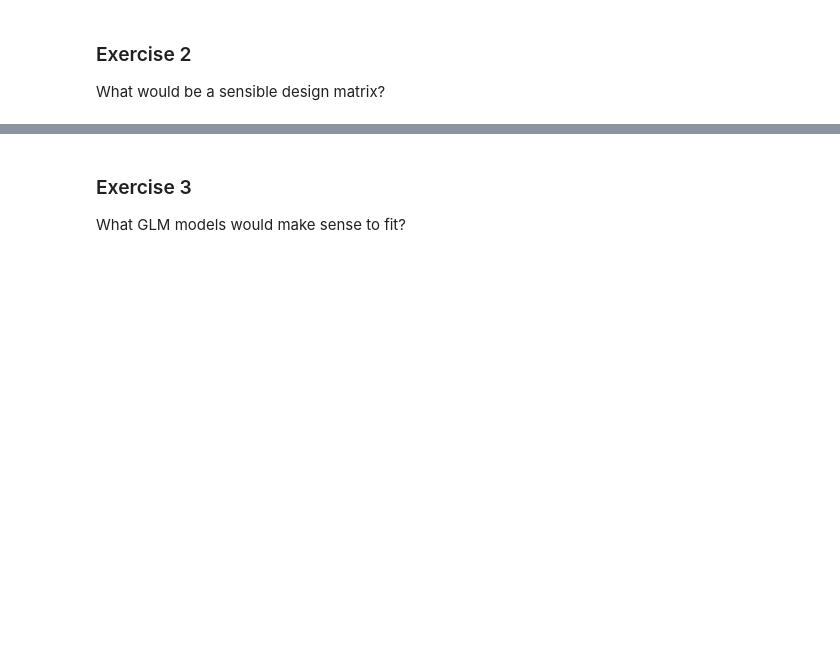
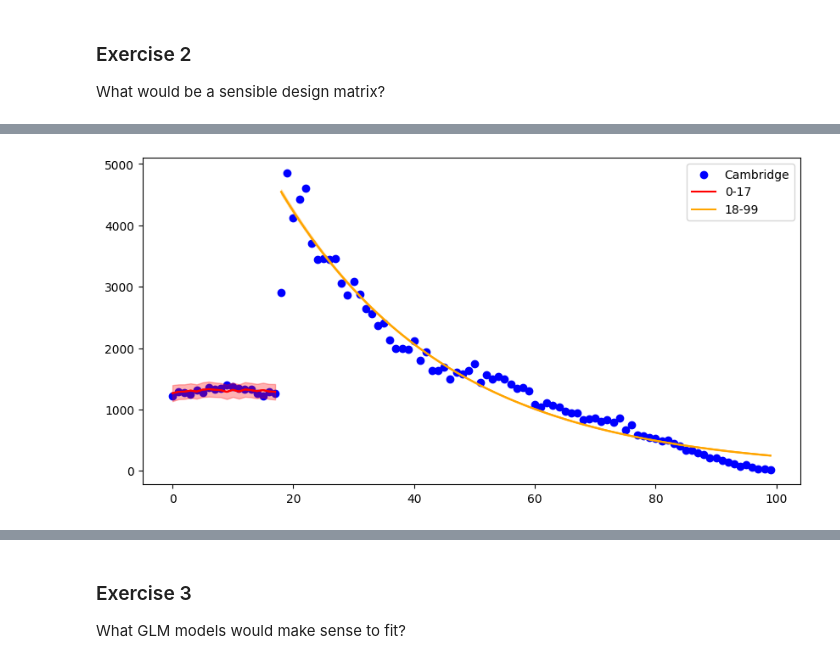
Before and after one commit to Var1377/vl331_ads_2024, a Jupyter notebook: _notebooks/03-address_glm.ipynb, the cells around one changed output, grey strips where cells are left out. Saved outputs shown, nothing was run; the diff lists cells and outputs as text; code cells hidden in the pictures; blank space fills up the shorter version.

```diff
--- a/_notebooks/03-address_glm.ipynb
+++ b/_notebooks/03-address_glm.ipynb
@@ -824,0 +787,83 @@ Write your answer to Exercise 2 here
+# %%
+
+# Cambridge 0-17
+# Add intercept
+design_matrix_cam_0_17 = np.concatenate((np.ones((18, 1)), np.array(x_values[:18]).reshape(-1, 1)), axis=1)
+
+# Add number of potential parents from age_df (internet says average age for giving birth is 31)
+design_matrix_cam_0_17 = np.concatenate((design_matrix_cam_0_17, np.array(age_df.loc['Cambridge'][31:49]).reshape(-1, 1)), axis=1)
+
+
+m_cam_0_17 = sm.OLS(age_df.loc['Cambridge'][:18], design_matrix_cam_0_17)
+results_cam_0_17 = m_cam_0_17.fit()
+
+# Cambridge 18-99
+design_matrix_cam_18_99 = np.concatenate((np.ones((82, 1)), np.array(x_values[18:]).reshape(-1, 1)), axis=1)
+
+m_cam_18_64 = sm.GLM(age_df.loc['Cambridge'][18:], design_matrix_cam_18_99, family=sm.families.Poisson())
+results_cam_18_99 = m_cam_18_64.fit()
+
+
+# plot the results of the cambridge model
+plt.figure(figsize=(10, 5))
+plt.scatter(x_values, age_df.loc['Cambridge'], label='Cambridge', color='blue')
+# Get the prediction intervals
+pred_int_0_17 = results_cam_0_17.get_prediction(design_matrix_cam_0_17).summary_frame(alpha=0.05)
+pred_int_18_99 = results_cam_18_99.get_prediction(design_matrix_cam_18_99).summary_frame(alpha=0.05)
+
+# Plot the predictions with confidence intervals
+plt.plot(x_values[:18], results_cam_0_17.predict(design_matrix_cam_0_17), label='0-17', color='red')
+plt.fill_between(x_values[:18], pred_int_0_17['obs_ci_lower'], pred_int_0_17['obs_ci_upper'], color='red', alpha=0.3)
+
+plt.plot(x_values[18:], results_cam_18_99.predict(design_matrix_cam_18_99), label='18-99', color='orange')
+plt.fill_between(x_values[18:], pred_int_18_99['mean_ci_lower'], pred_int_18_99['mean_ci_upper'], color='orange', alpha=0.3)
+
+# plot the mean
+plt.plot(x_values[:18], results_cam_0_17.predict(design_matrix_cam_0_17), color='red')
+plt.plot(x_values[18:], results_cam_18_99.predict(design_matrix_cam_18_99), color='orange')
+
+plt.legend()
+plt.show()
+
+
+
+# UK 0-74
+design_matrix_uk_0_74 = np.concatenate((np.ones((75, 1)), np.array(x_values[:75]).reshape(-1, 1)), axis=1)
+
+# Add the sin wave for baby boomers. It peaks at (2021 - 1946) = 75 and has a period of 25 years
+design_matrix_uk_0_74 = np.concatenate((design_matrix_uk_0_74, np.sin(2 * np.pi * (np.array(x_values[:75]) - 75) / 25).reshape(-1, 1)), axis=1)
+
+m_uk_0_74 = sm.OLS(age_df.sum(axis=0)[:75], design_matrix_uk_0_74)
+results_uk_0_74 = m_uk_0_74.fit()
+
+# UK 75-99
+design_matrix_uk_75_99 = np.concatenate((np.ones((25, 1)), np.array(x_values[75:]).reshape(-1, 1)), axis=1)
+
+# Add the exponential decay
+design_matrix_uk_75_99 = np.concatenate((design_matrix_uk_75_99, np.exp(-0.03 * np.array(x_values[75:])).reshape(-1, 1)), axis=1)
+
+m_uk_75_99 = sm.GLM(age_df.sum(axis=0)[75:], design_matrix_uk_75_99, family=sm.families.Poisson())
+results_uk_75_99 = m_uk_75_99.fit()
+
+# plot the results of the UK model
+plt.figure(figsize=(10, 5))
+plt.scatter(x_values, age_df.sum(axis=0), label='UK', color='blue')
+# Get the prediction intervals
+pred_int_uk_0_74 = results_uk_0_74.get_prediction(design_matrix_uk_0_74).summary_frame(alpha=0.05)
+pred_int_uk_75_99 = results_uk_75_99.get_prediction(design_matrix_uk_75_99).summary_frame(alpha=0.05)
+
+# Plot the predictions with confidence intervals
+plt.plot(x_values[:75], results_uk_0_74.predict(design_matrix_uk_0_74), label='0-74', color='red')
+plt.fill_between(x_values[:75], pred_int_uk_0_74['obs_ci_lower'], pred_int_uk_0_74['obs_ci_upper'], color='red', alpha=0.3)
+
+plt.plot(x_values[75:], results_uk_75_99.predict(design_matrix_uk_75_99), label='75-99', color='orange')
+plt.fill_between(x_values[75:], pred_int_uk_75_99['mean_ci_lower'], pred_int_uk_75_99['mean_ci_upper'], color='orange', alpha=0.3)
+
+# plot the mean
+plt.plot(x_values[:75], results_uk_0_74.predict(design_matrix_uk_0_74), color='red')
+plt.plot(x_values[75:], results_uk_75_99.predict(design_matrix_uk_75_99), color='orange')
+
+plt.legend()
+plt.show()
+# %% [output]
+[figure, added]
```
Also changed, not shown: parts of 22 cells of this notebook, 3 other files.
